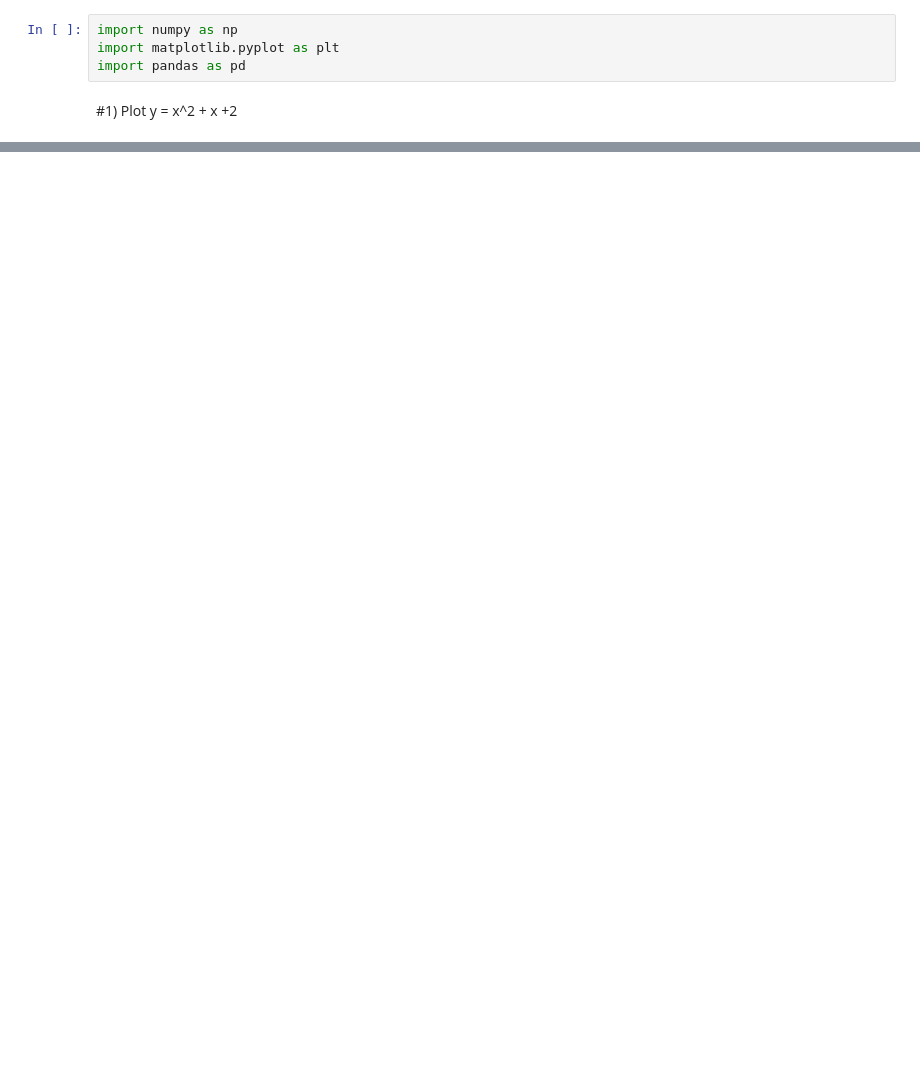
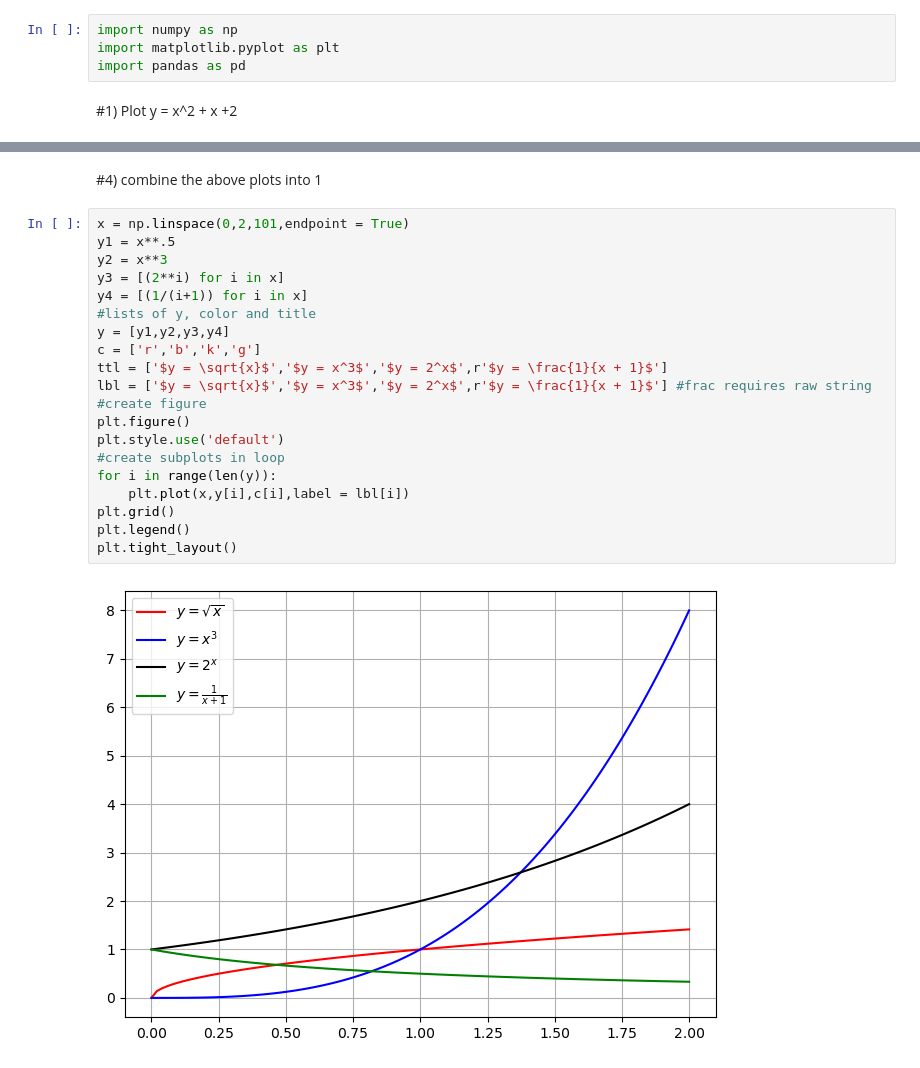
Before and after one commit to Cayt-Schlichting/numpy-pandas-visualization-exercises, a Jupyter notebook: matplotlib-exercises.ipynb, the cells around one changed output, grey strips where cells are left out. Cells and saved outputs as stored; diff of their text form; blank space fills up the shorter version.

Commit message:
update matplotlib, creat big_o and numpy exercises

```diff
--- a/matplotlib-exercises.ipynb
+++ b/matplotlib-exercises.ipynb
@@ -52,0 +59,24 @@ plt.tight_layout()
+# %% [markdown]
+#4) combine the above plots into 1
+# %%
+x = np.linspace(0,2,101,endpoint = True)
+y1 = x**.5
+y2 = x**3
+y3 = [(2**i) for i in x]
+y4 = [(1/(i+1)) for i in x]
+#lists of y, color and title
+y = [y1,y2,y3,y4]
+c = ['r','b','k','g']
+ttl = ['$y = \sqrt{x}$','$y = x^3$','$y = 2^x$',r'$y = \frac{1}{x + 1}$']
+lbl = ['$y = \sqrt{x}$','$y = x^3$','$y = 2^x$',r'$y = \frac{1}{x + 1}$'] #frac requires raw string
+#create figure
+plt.figure()
+plt.style.use('default')
+#create subplots in loop
+for i in range(len(y)):
+    plt.plot(x,y[i],c[i],label = lbl[i])
+plt.grid()
+plt.legend()
+plt.tight_layout()
+# %% [output]
+[figure, added]
```
Also changed, not shown: parts of 3 cells of this notebook, 2 other files.
